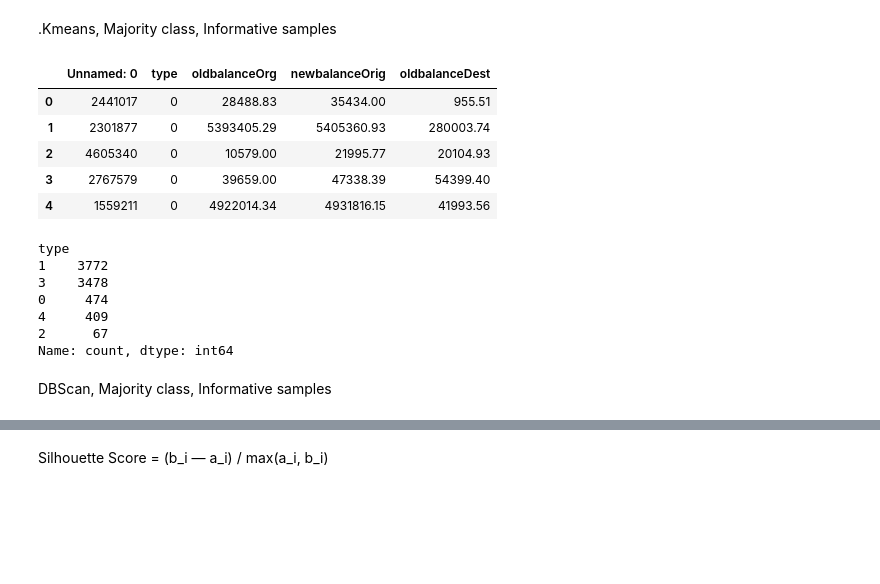
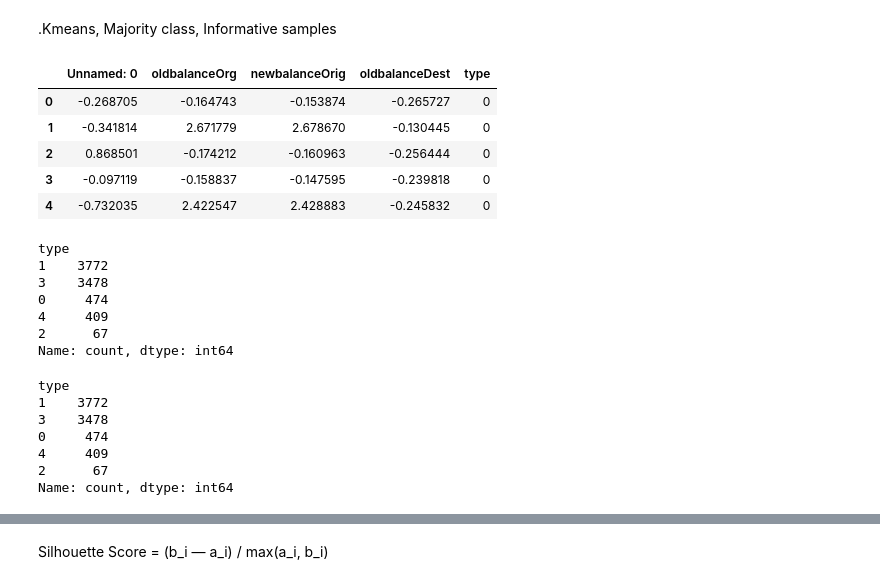
Before and after one commit to dolorsy/ELTE-DSLab1, a Jupyter notebook: clusters/clusters_generations.ipynb, the cells around one changed output, grey strips where cells are left out. Drawn from its saved outputs; the diff is of its cells as text; code cells hidden in the pictures; blank space fills up the shorter version.

```diff
--- a/clusters/clusters_generations.ipynb
+++ b/clusters/clusters_generations.ipynb
@@ -14,6 +18,6 @@ df = pd.read_csv('../dataset/majority_informative.csv')
 # %%
-X_informative = df.drop(columns=['isFraud'])
-Y_informative = df['isFraud'].values
+X = df.drop(columns=['isFraud'])
+Y = df['isFraud'].values
 # %%
 df.columns
 # %% [output]
@@ -21,17 +25,39 @@ Index(['Unnamed: 0', 'type', 'oldbalanceOrg', 'newbalanceOrig',
        'oldbalanceDest', 'isFraud'],
       dtype='object')
 # %%
+# Separate numerical and categorical features
+categorical_cols = ['type']
+numerical_cols = [col for col in X.columns if col not in categorical_cols]
+X_original = X.copy()
+
+# Scale numerical data
 scaler = StandardScaler()
-X_scaled = scaler.fit_transform(X_informative)  # required
+X_scaled = scaler.fit_transform(X[numerical_cols])
+
+# Combine back into a DataFrame
+df_scaled = pd.DataFrame(X_scaled, columns=numerical_cols, index=X.index)
+df_final = pd.concat([df_scaled, X[categorical_cols]], axis=1)
+
+X_scaled = df_final
 # %% [markdown]
 .Kmeans, Majority class, Informative samples
+# %%
+X_scaled.head()
+# %% [output]
+|  | Unnamed: 0 | oldbalanceOrg | newbalanceOrig | oldbalanceDest | type |
+| 0 | -0.268705 | -0.164743 | -0.153874 | -0.265727 | 0 |
+| 1 | -0.341814 | 2.671779 | 2.678670 | -0.130445 | 0 |
+| 2 | 0.868501 | -0.174212 | -0.160963 | -0.256444 | 0 |
+| 3 | -0.097119 | -0.158837 | -0.147595 | -0.239818 | 0 |
+| 4 | -0.732035 | 2.422547 | 2.428883 | -0.245832 | 0 |
 # %%
-X_informative.head()
+X_scaled.type.value_counts()
 # %% [output]
-|  | Unnamed: 0 | type | oldbalanceOrg | newbalanceOrig | oldbalanceDest |
-| 0 | 2441017 | 0 | 28488.83 | 35434.00 | 955.51 |
-| 1 | 2301877 | 0 | 5393405.29 | 5405360.93 | 280003.74 |
-| 2 | 4605340 | 0 | 10579.00 | 21995.77 | 20104.93 |
-| 3 | 2767579 | 0 | 39659.00 | 47338.39 | 54399.40 |
-| 4 | 1559211 | 0 | 4922014.34 | 4931816.15 | 41993.56 |
+type
+1    3772
+3    3478
+0     474
+4     409
+2      67
+Name: count, dtype: int64
 # %%
@@ -44,5 +70,3 @@ type
 4     409
 2      67
 Name: count, dtype: int64
-# %% [markdown]
-DBScan, Majority class, Informative samples
```
Also changed, not shown: parts of 25 cells of this notebook, 1 other file.
